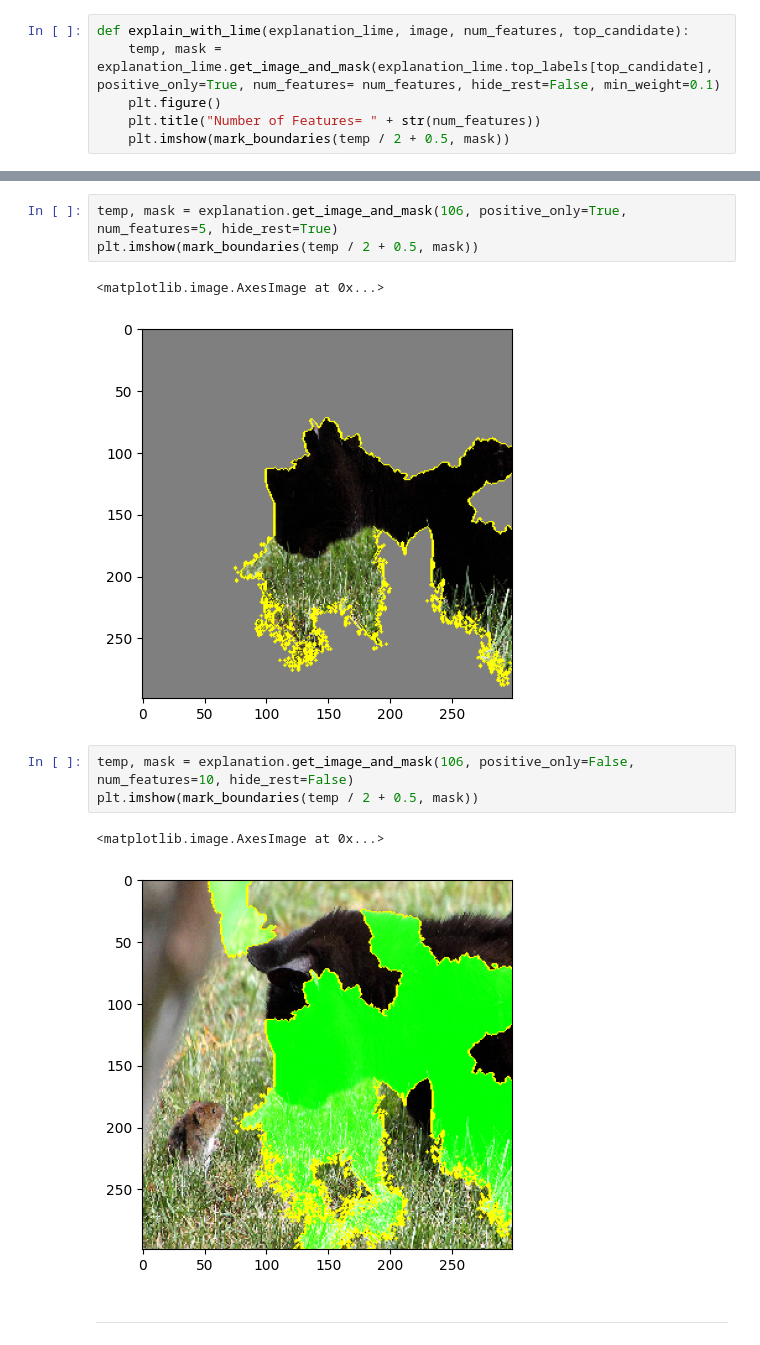
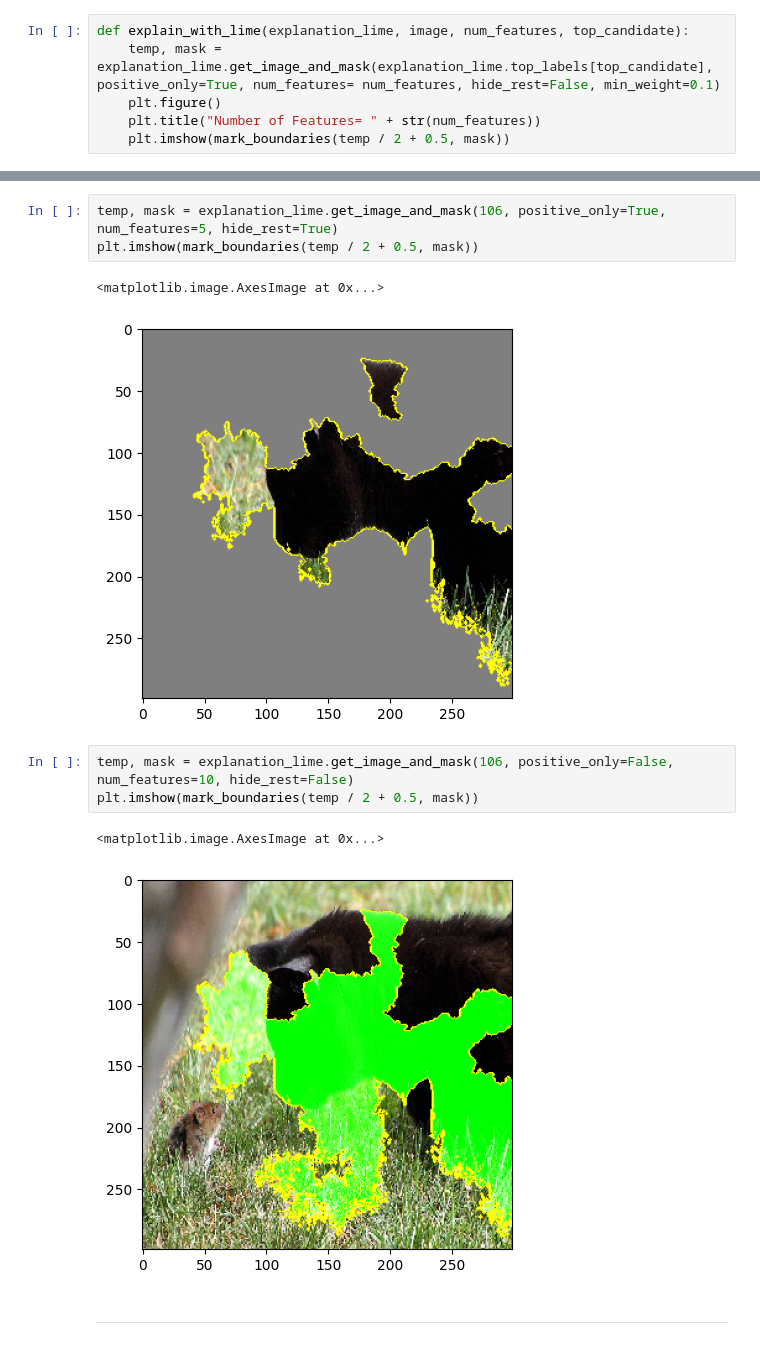
Before and after one commit to saadrza/XAI, a Jupyter notebook: XAI.ipynb, the cells around one changed output, grey strips where cells are left out. Cells and saved outputs as stored; diff of their text form.

```diff
--- a/XAI.ipynb
+++ b/XAI.ipynb
@@ -278,15 +293,15 @@ plt.colorbar()
 # %%
-temp, mask = explanation.get_image_and_mask(106, positive_only=True, num_features=5, hide_rest=True)
+temp, mask = explanation_lime.get_image_and_mask(106, positive_only=True, num_features=5, hide_rest=True)
 plt.imshow(mark_boundaries(temp / 2 + 0.5, mask))
 # %% [output]
 <matplotlib.image.AxesImage at 0x...>
-[figure, old version]
+[figure, new version]
 # %%
-temp, mask = explanation.get_image_and_mask(106, positive_only=False, num_features=10, hide_rest=False)
+temp, mask = explanation_lime.get_image_and_mask(106, positive_only=False, num_features=10, hide_rest=False)
 plt.imshow(mark_boundaries(temp / 2 + 0.5, mask))
 # %% [output]
 <matplotlib.image.AxesImage at 0x...>
-[figure, old version]
+[figure, new version]
 # %% [markdown]
 
 
```
Also changed, not shown: parts of 19 cells of this notebook.
